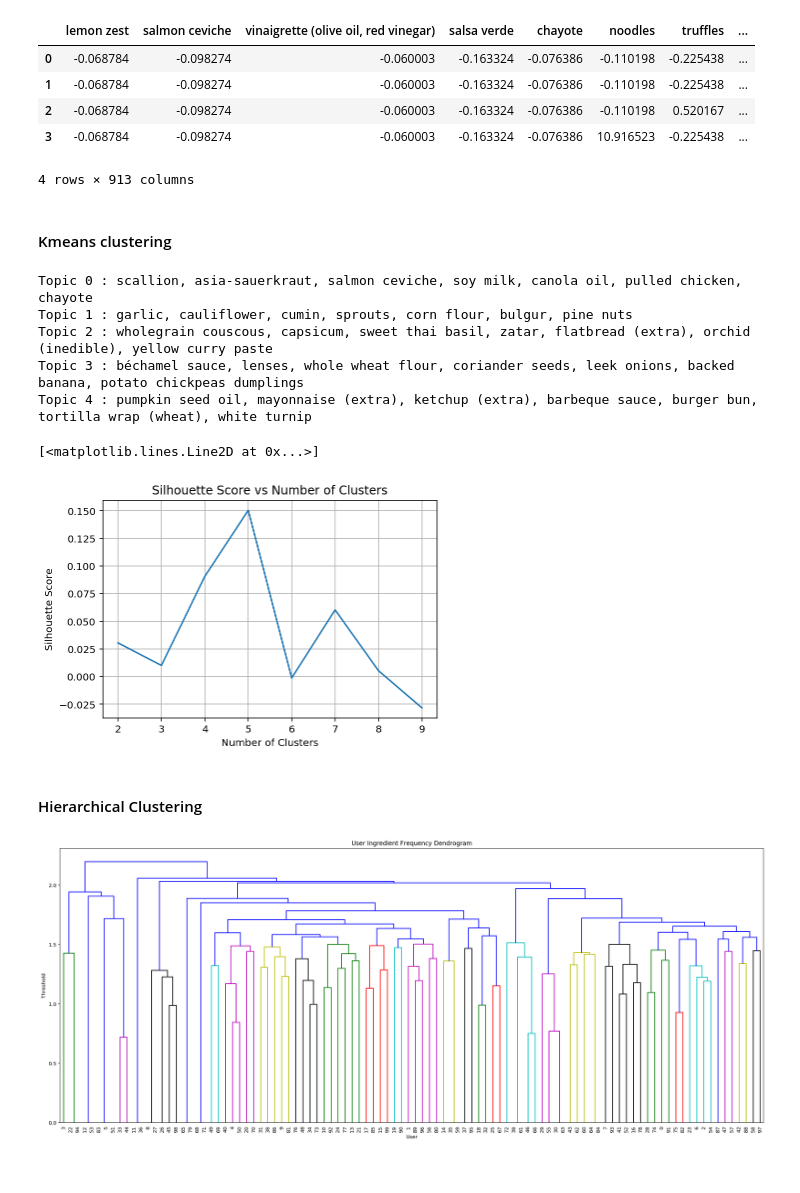
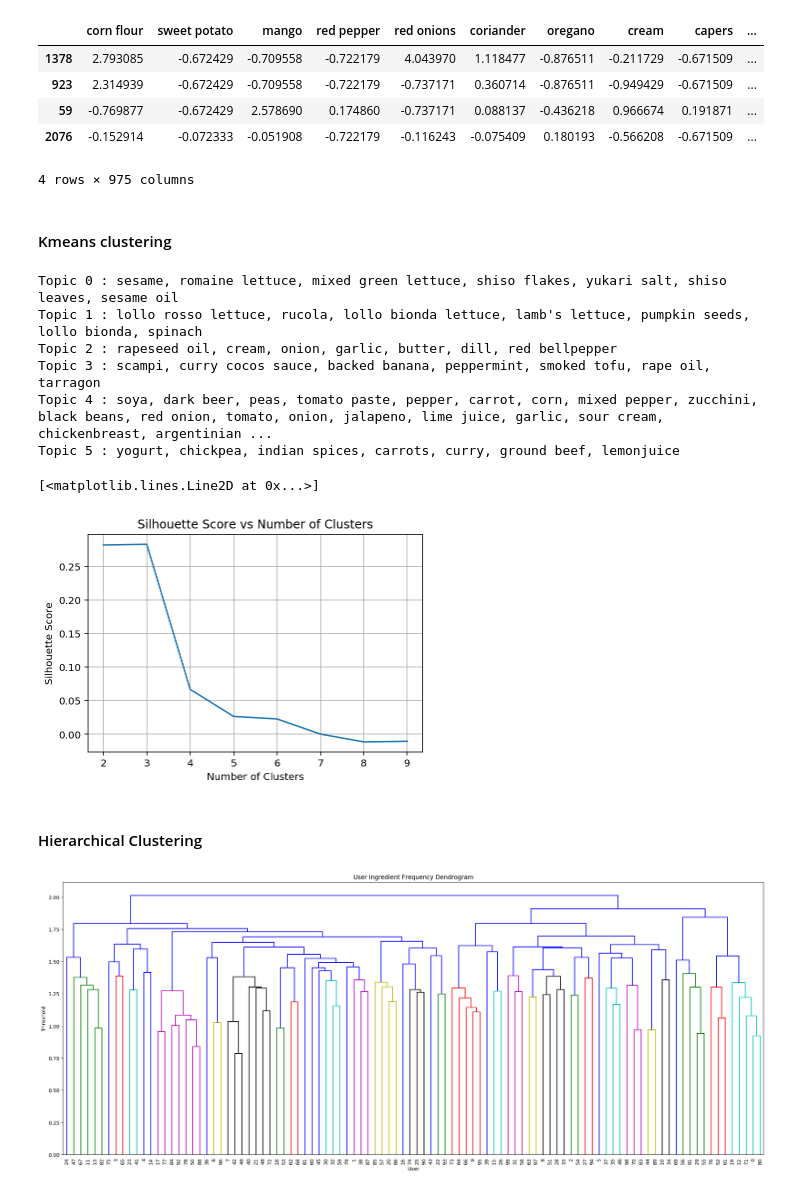
Before and after one commit to noahschumacher/smunch-user-food-analysis, a Jupyter notebook: eda/eda2_clustering.ipynb, the cells around one changed output. Saved outputs shown, nothing was run; the diff lists cells and outputs as text; code cells hidden in the pictures.

Commit message:
Running clustering eda with 2000+ users now

```diff
--- a/eda/eda2_clustering.ipynb
+++ b/eda/eda2_clustering.ipynb
@@ -46,18 +46,18 @@ ing_freq = scale_df(ing_freq)
 # %%
 ## Exploring which ingredients are the most and least used
 cols = ing_freq.columns
-ing_means = ing_freq[cols].var()  ## The variance in frequency would indicate strong preferences on ingredient
+ing_means = ing_freq[cols].mean()  ## The variance in frequency would indicate strong preferences on ingredient
 top_ings = ing_means.sort_values().index.values[:]  ## Choosing the x ingredients with the most variance
 
 top_ing_f = ing_freq[top_ings]
-top_ing_f.head(4)
+top_ing_f.sample(4)
 # %% [output]
-|  | lemon zest | salmon ceviche | vinaigrette (olive oil, red vinegar) | salsa verde | chayote | noodles | truffles | ... |
-| 0 | -0.068784 | -0.098274 | -0.060003 | -0.163324 | -0.076386 | -0.110198 | -0.225438 | ... |
-| 1 | -0.068784 | -0.098274 | -0.060003 | -0.163324 | -0.076386 | -0.110198 | -0.225438 | ... |
-| 2 | -0.068784 | -0.098274 | -0.060003 | -0.163324 | -0.076386 | -0.110198 | 0.520167 | ... |
-| 3 | -0.068784 | -0.098274 | -0.060003 | -0.163324 | -0.076386 | 10.916523 | -0.225438 | ... |
+|  | corn flour | sweet potato | mango | red pepper | red onions | coriander | oregano | cream | capers | ... |
+| 1378 | 2.793085 | -0.672429 | -0.709558 | -0.722179 | 4.043970 | 1.118477 | -0.876511 | -0.211729 | -0.671509 | ... |
+| 923 | 2.314939 | -0.672429 | -0.709558 | -0.722179 | -0.737171 | 0.360714 | -0.876511 | -0.949429 | -0.671509 | ... |
+| 59 | -0.769877 | -0.672429 | 2.578690 | 0.174860 | -0.737171 | 0.088137 | -0.436218 | 0.966674 | 0.191871 | ... |
+| 2076 | -0.152914 | -0.072333 | -0.051908 | -0.722179 | -0.116243 | -0.075409 | 0.180193 | -0.566208 | -0.671509 | ... |
-4 rows × 913 columns
+4 rows × 975 columns
 # %% [markdown]
 #### Kmeans clustering
 # %%
@@ -65,7 +65,7 @@ top_ing_f.head(4)
 X = top_ing_f.values
 
 ## Kmeans object with cluster rows are clusters and cols are feature coords
-kmeans = KMeans(n_clusters=5, random_state=0).fit(X)
+kmeans = KMeans(n_clusters=6, random_state=0, n_jobs=-1).fit(X)
 # %%
 ## Print the top words from each topic
 def print_top_ingredients(centroid_data, vocab, n_top_words):
@@ -79,40 +79,41 @@ def print_top_ingredients(centroid_data, vocab, n_top_words):
 # %%
 print_top_ingredients(kmeans.cluster_centers_, top_ings, 7)
 # %% [output]
-Topic 0 : scallion, asia-sauerkraut, salmon ceviche, soy milk, canola oil, pulled chicken, chayote
-Topic 1 : garlic, cauliflower, cumin, sprouts, corn flour, bulgur, pine nuts
-Topic 2 : wholegrain couscous, capsicum, sweet thai basil, zatar, flatbread (extra), orchid (inedible), yellow curry paste
-Topic 3 : béchamel sauce, lenses, whole wheat flour, coriander seeds, leek onions, backed banana, potato chickpeas dumplings
-Topic 4 : pumpkin seed oil, mayonnaise (extra), ketchup (extra), barbeque sauce, burger bun, tortilla wrap (wheat), white turnip
+Topic 0 : sesame, romaine lettuce, mixed green lettuce, shiso flakes, yukari salt, shiso leaves, sesame oil
+Topic 1 : lollo rosso lettuce, rucola, lollo bionda lettuce, lamb's lettuce, pumpkin seeds, lollo bionda, spinach
+Topic 2 : rapeseed oil, cream, onion, garlic, butter, dill, red bellpepper
+Topic 3 : scampi, curry cocos sauce, backed banana, peppermint, smoked tofu, rape oil, tarragon
+Topic 4 : soya, dark beer, peas, tomato paste, pepper, carrot, corn, mixed pepper, zucchini, black beans, red onion, tomato, onion, jalapeno, lime juice, garlic, sour cream, chickenbreast, argentinian ...
+Topic 5 : yogurt, chickpea, indian spices, carrots, curry, ground beef, lemonjuice
 # %%
 ## Scoring Kmeans
 
 ## Running kmeans
 def run_kmeans(data, n):
-    kmeans = KMeans(n_clusters=n, random_state=0).fit(data)
+    kmeans = KMeans(n_clusters=n, random_state=0, n_jobs=-1).fit(data)
 
     return silhouette_score(data, kmeans.labels_)
 
 
 ## Finds the opitmal k value
 def find_k(data, k):
     sil_scores = []
     for i in range(2, k):
         scores = (run_kmeans(data, i))
         sil_scores.append(scores)
 
     return sil_scores
 
 sils = find_k(X, 10)
 
 plt.title("Silhouette Score vs Number of Clusters")
 plt.ylabel("Silhouette Score")
 plt.xlabel("Number of Clusters")
 plt.grid()
 plt.plot(range(2, len(sils)+2), sils)
 # %% [output]
 [<matplotlib.lines.Line2D at 0x...>]
-[figure, old version]
+[figure, new version]
 # %% [markdown]
 #### Hierarchical Clustering
 # %%
@@ -148,4 +149,4 @@ def plot_dendro(Z, orient='top', thresh=None, font_s=20):
 linkage1 = high_clustering(top_ing_f, 100)
 plot_dendro(linkage1, orient='top', font_s=10)
 # %% [output]
-[figure, old version]
+[figure, new version]
```
Also changed, not shown: parts of 2 cells of this notebook.
